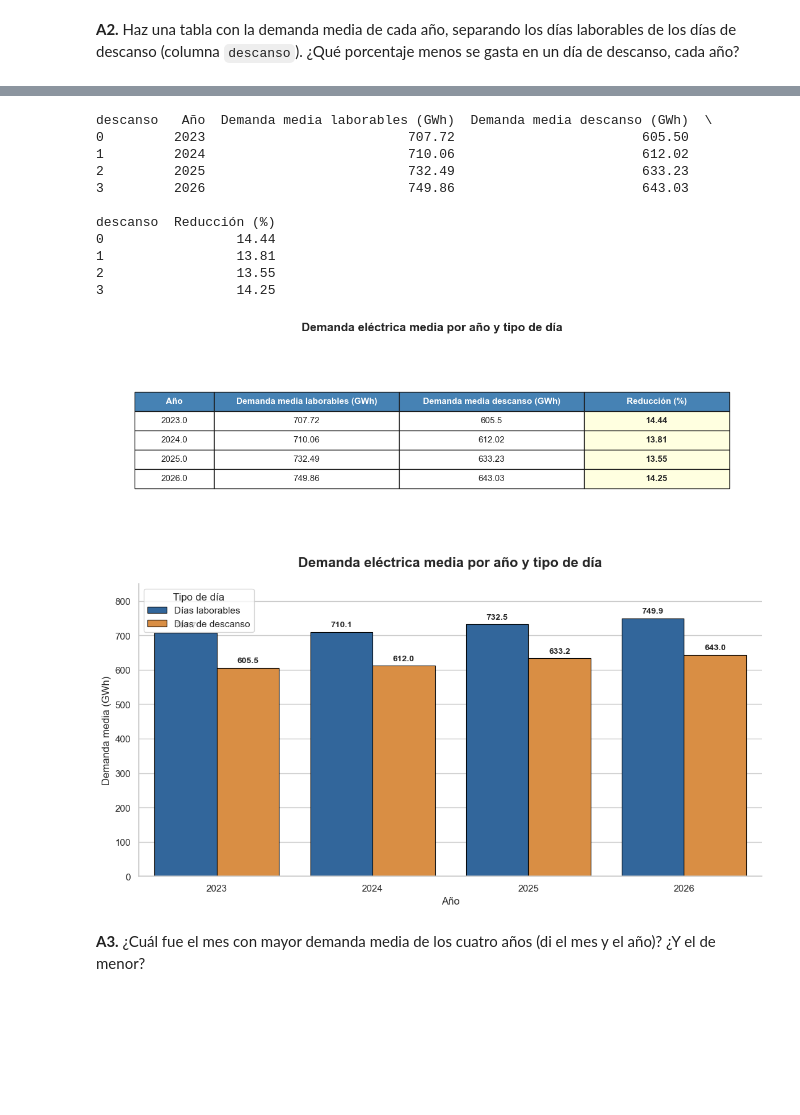
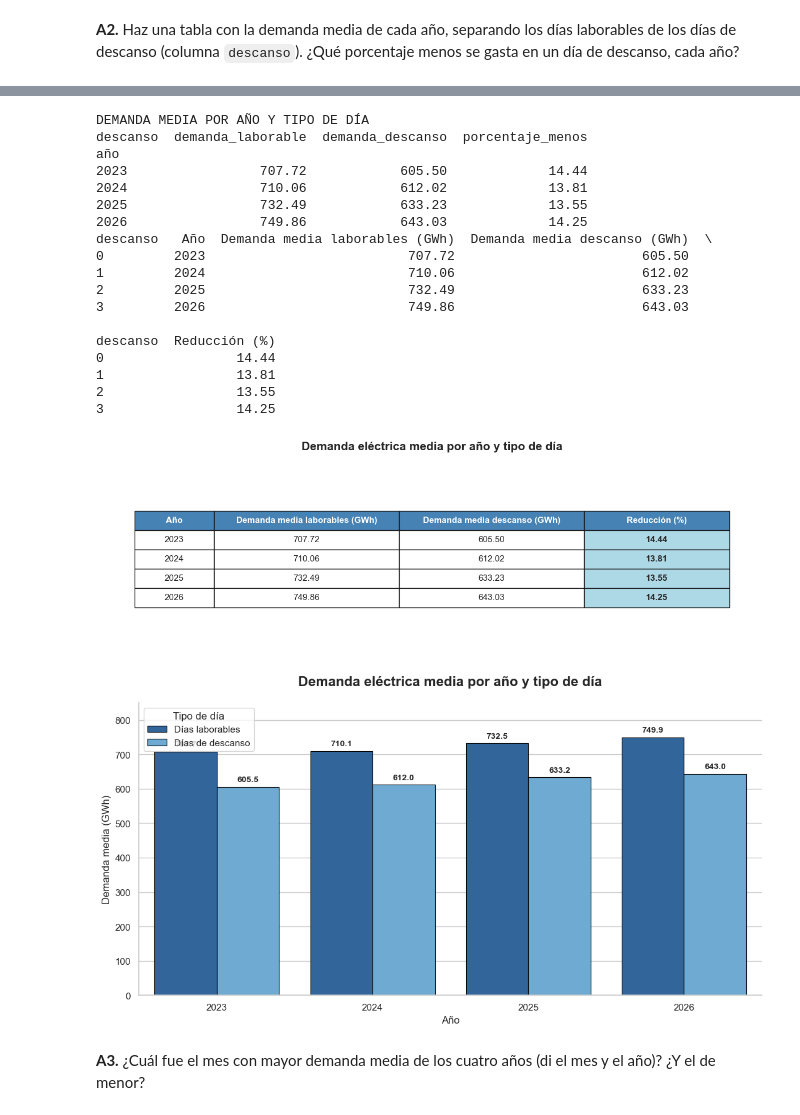
Before and after one commit to fabiolaalt/Proyecto_Consumo_Electricidad, a Jupyter notebook: Notebooks/Prueba_individual_plantilla 1.ipynb, the cells around one changed output, grey strips where cells are left out. Drawn from its saved outputs; the diff is of its cells as text; code cells hidden in the pictures; blank space fills up the shorter version.

Commit message:
Agrego graficos

```diff
--- a/Notebooks/Prueba_individual_plantilla 1.ipynb
+++ b/Notebooks/Prueba_individual_plantilla 1.ipynb
@@ -183,10 +155,31 @@ año
 # %%
+demanda_media = (
+    dias.groupby(["año", "descanso"])["demanda_gwh"]
+    .mean()).round(2)
+
+demanda_anual = demanda_media.unstack()
+
+demanda_anual = demanda_anual.rename(
+    columns={
+        False: "demanda_laborable",
+        True: "demanda_descanso"})
+
+demanda_anual["porcentaje_menos"] = (
+    (demanda_anual["demanda_laborable"]
+     - demanda_anual["demanda_descanso"])
+    / demanda_anual["demanda_laborable"]
+) * 100
+
+demanda_anual = demanda_anual.round(2)
+
+print("\nDEMANDA MEDIA POR AÑO Y TIPO DE DÍA")
+print(demanda_anual)
+
+
 
 # 1. Crear una copia de los resultados
 tabla_a2 = demanda_anual.reset_index().copy()
 
-# 2. Convertir el año a entero
-tabla_a2["año"] = tabla_a2["año"].astype(int)
 
 # 3. Cambiar los nombres de las columnas
 tabla_a2 = tabla_a2.rename(columns={
@@ -204,8 +197,16 @@ fig, ax = plt.subplots(figsize=(12, 4))
 ax.axis("off")
 
 # 5. Crear tabla
+
+texto_celdas = tabla_a2.copy()
+texto_celdas["Año"] = texto_celdas["Año"].astype(int).astype(str)
+
+for col in texto_celdas.columns[1:]:
+    texto_celdas[col] = texto_celdas[col].map("{:.2f}".format)
+# ---------------------------------------------------------------------
+
 tabla = ax.table(
-    cellText=tabla_a2.round(2).values,
+    cellText=texto_celdas.values,
     colLabels=tabla_a2.columns,
     cellLoc="center",
     loc="center",
@@ -215,6 +216,8 @@ tabla = ax.table(
 tabla.auto_set_font_size(False)
 tabla.set_fontsize(11)
 tabla.scale(1, 2)
+
+
 
 # 6. Personalizar encabezados
 for col in range(len(tabla_a2.columns)):
@@ -226,7 +229,7 @@ for col in range(len(tabla_a2.columns)):
 
 # 7. Destacar la reducción
 for fila in range(1, len(tabla_a2) + 1):
-    tabla[(fila, 3)].set_facecolor("lightyellow")
+    tabla[(fila, 3)].set_facecolor("lightblue")
     tabla[(fila, 3)].set_text_props(weight="bold")
 
 # 8. Título
@@ -240,6 +243,12 @@ ax.set_title(
 plt.tight_layout()
 plt.show()
 
+# Pasar la tabla a formato largo para el gráfico de barras
+demanda_grafico = (
+    demanda_anual[["demanda_laborable", "demanda_descanso"]]
+    .reset_index()
+    .melt(id_vars="año", var_name="tipo_dia", value_name="demanda_media")
+)
 
 # 1. Configurar estilo
 sns.set_theme(style="whitegrid")
@@ -261,7 +270,7 @@ sns.barplot(
     hue_order=["Días laborables", "Días de descanso"],
     palette={
         "Días laborables": "#2166AC",
-        "Días de descanso": "#F28E2B"
+        "Días de descanso": "#5DADE2"
     },
     edgecolor="black",
     linewidth=0.8,
@@ -286,35 +295,42 @@ ax.set_title(
     pad=20
 )
 
 ax.set_xlabel("Año", fontsize=12)
 ax.set_ylabel("Demanda media (GWh)", fontsize=12)
 
 # 6. Mejorar leyenda
 ax.legend(
     title="Tipo de día",
     loc="upper left",
     frameon=True
 )
 
 # 7. Ajustar presentación
 ax.set_ylim(0, 850)
 sns.despine()
 plt.tight_layout()
 plt.show()
 # %% [output]
+DEMANDA MEDIA POR AÑO Y TIPO DE DÍA
+descanso  demanda_laborable  demanda_descanso  porcentaje_menos
+año
+2023                 707.72            605.50             14.44
+2024                 710.06            612.02             13.81
+2025                 732.49            633.23             13.55
+2026                 749.86            643.03             14.25
 descanso   Año  Demanda media laborables (GWh)  Demanda media descanso (GWh)  \
 0         2023                          707.72                        605.50
 1         2024                          710.06                        612.02
 2         2025                          732.49                        633.23
 3         2026                          749.86                        643.03
 
 descanso  Reducción (%)
 0                 14.44
 1                 13.81
 2                 13.55
 3                 14.25
-[figure, old version]
+[figure, new version]
-[figure, old version]
+[figure, new version]
 # %% [markdown]
 **A3.** ¿Cuál fue el mes con mayor demanda media de los cuatro años (di el mes y el año)? ¿Y el de menor?
 # %%
```
Also changed, not shown: parts of 17 cells of this notebook.
